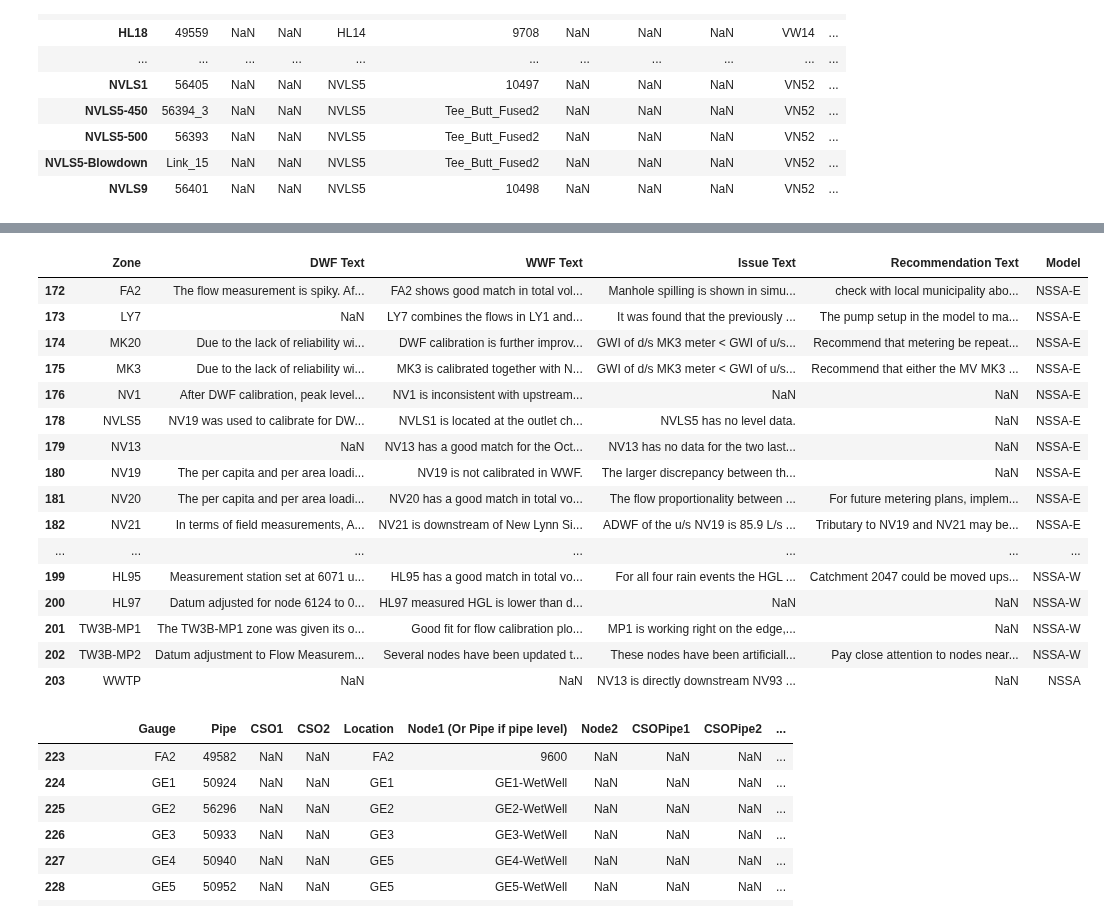
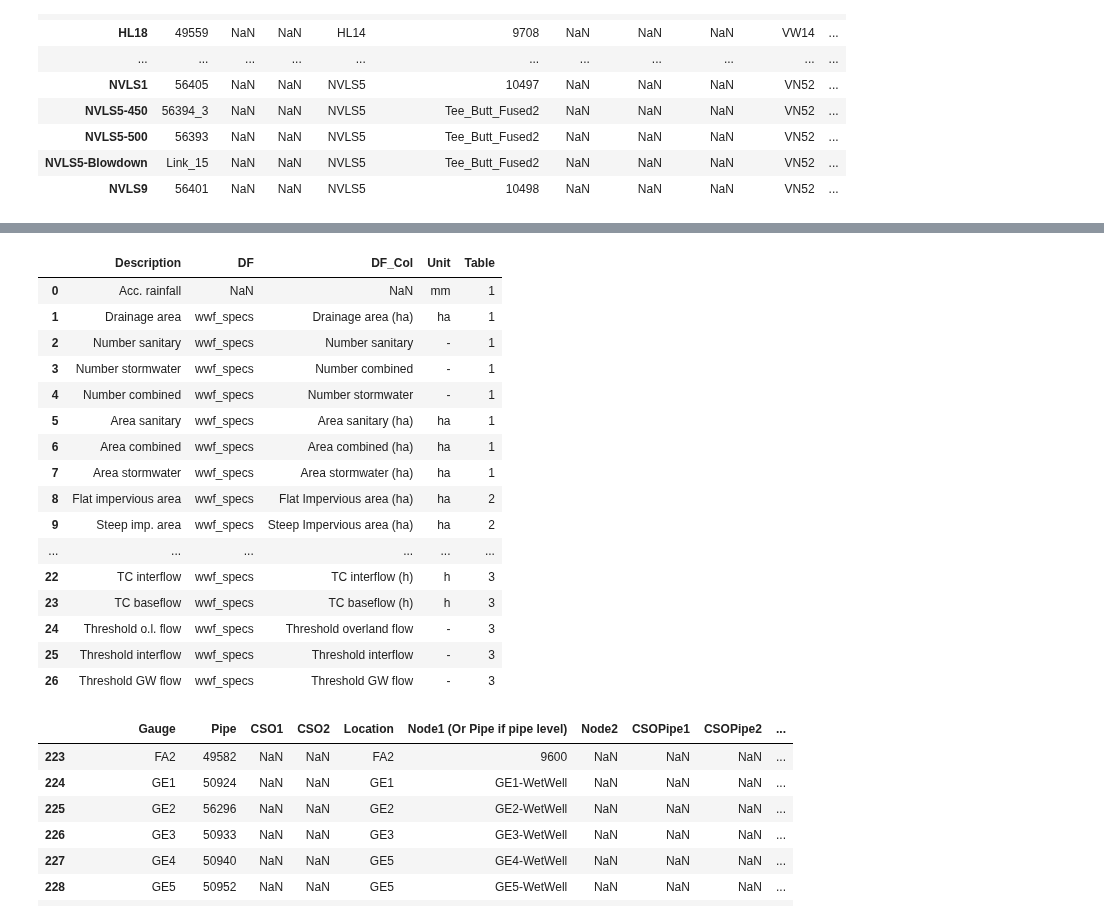
Before and after one commit to henriklocke/Calibration, a Jupyter notebook: Calibration.ipynb, the cells around one changed output, grey strips where cells are left out. Cells and saved outputs as stored; diff of their text form; code cells hidden in the pictures.

```diff
--- a/Calibration.ipynb
+++ b/Calibration.ipynb
@@ -136,36 +145,41 @@ dwf_specs
 # %%
 gauges = pd.read_excel(calibration_sheet,sheet_name="Gauges")
 gauges = gauges.loc[:, :'Level Type']
 gauges = gauges[gauges.Model.str.contains(model_area)]
 gauges.set_index('Gauge',inplace=True)
-
 
 periods = pd.read_excel(calibration_sheet,sheet_name="Periods")
 periods = periods[periods.Model.str.contains(model_area)]
 
 summation_df = pd.read_csv(summation_csv,dtype={'MUID': str,'SUMTO': str})
 
 report_text = pd.read_excel(calibration_sheet,sheet_name="Report_Text")
 report_text = report_text[report_text.Model.notna()]
 report_text = report_text[report_text.Model.str.contains(model_area)]
+
+wwf_specs = pd.read_excel(calibration_sheet,sheet_name="Parameters_WWF")
+wwf_specs.set_index('Location',inplace=True)
+wwf_stats_specs = pd.read_csv('WWF_Stats_Specs.csv')
+
+wwf_stats_specs
 # %% [output]
-|  | Zone | DWF Text | WWF Text | Issue Text | Recommendation Text | Model |
-| 172 | FA2 | The flow measurement is spiky. Af... | FA2 shows good match in total vol... | Manhole spilling is shown in simu... | check with local municipality abo... | NSSA-E |
-| 173 | LY7 | NaN | LY7 combines the flows in LY1 and... | It was found that the previously ... | The pump setup in the model to ma... | NSSA-E |
-| 174 | MK20 | Due to the lack of reliability wi... | DWF calibration is further improv... | GWI of d/s MK3 meter < GWI of u/s... | Recommend that metering be repeat... | NSSA-E |
-| 175 | MK3 | Due to the lack of reliability wi... | MK3 is calibrated together with N... | GWI of d/s MK3 meter < GWI of u/s... | Recommend that either the MV MK3 ... | NSSA-E |
-| 176 | NV1 | After DWF calibration, peak level... | NV1 is inconsistent with upstream... | NaN | NaN | NSSA-E |
-| 178 | NVLS5 | NV19 was used to calibrate for DW... | NVLS1 is located at the outlet ch... | NVLS5 has no level data. | NaN | NSSA-E |
-| 179 | NV13 | NaN | NV13 has a good match for the Oct... | NV13 has no data for the two last... | NaN | NSSA-E |
-| 180 | NV19 | The per capita and per area loadi... | NV19 is not calibrated in WWF. | The larger discrepancy between th... | NaN | NSSA-E |
-| 181 | NV20 | The per capita and per area loadi... | NV20 has a good match in total vo... | The flow proportionality between ... | For future metering plans, implem... | NSSA-E |
-| 182 | NV21 | In terms of field measurements, A... | NV21 is downstream of New Lynn Si... | ADWF of the u/s NV19 is 85.9 L/s ... | Tributary to NV19 and NV21 may be... | NSSA-E |
-| ... | ... | ... | ... | ... | ... | ... |
-| 199 | HL95 | Measurement station set at 6071 u... | HL95 has a good match in total vo... | For all four rain events the HGL ... | Catchment 2047 could be moved ups... | NSSA-W |
-| 200 | HL97 | Datum adjusted for node 6124 to 0... | HL97 measured HGL is lower than d... | NaN | NaN | NSSA-W |
-| 201 | TW3B-MP1 | The TW3B-MP1 zone was given its o... | Good fit for flow calibration plo... | MP1 is working right on the edge,... | NaN | NSSA-W |
-| 202 | TW3B-MP2 | Datum adjustment to Flow Measurem... | Several nodes have been updated t... | These nodes have been artificiall... | Pay close attention to nodes near... | NSSA-W |
-| 203 | WWTP | NaN | NaN | NV13 is directly downstream NV93 ... | NaN | NSSA |
+|  | Description | DF | DF_Col | Unit | Table |
+| 0 | Acc. rainfall | NaN | NaN | mm | 1 |
+| 1 | Drainage area | wwf_specs | Drainage area (ha) | ha | 1 |
+| 2 | Number sanitary | wwf_specs | Number sanitary | - | 1 |
+| 3 | Number stormwater | wwf_specs | Number combined | - | 1 |
+| 4 | Number combined | wwf_specs | Number stormwater | - | 1 |
+| 5 | Area sanitary | wwf_specs | Area sanitary (ha) | ha | 1 |
+| 6 | Area combined | wwf_specs | Area combined (ha) | ha | 1 |
+| 7 | Area stormwater | wwf_specs | Area stormwater (ha) | ha | 1 |
+| 8 | Flat impervious area | wwf_specs | Flat Impervious area (ha) | ha | 2 |
+| 9 | Steep imp. area | wwf_specs | Steep Impervious area (ha) | ha | 2 |
+| ... | ... | ... | ... | ... | ... |
+| 22 | TC interflow | wwf_specs | TC interflow (h) | h | 3 |
+| 23 | TC baseflow | wwf_specs | TC baseflow (h) | h | 3 |
+| 24 | Threshold o.l. flow | wwf_specs | Threshold overland flow | - | 3 |
+| 25 | Threshold interflow | wwf_specs | Threshold interflow | - | 3 |
+| 26 | Threshold GW flow | wwf_specs | Threshold GW flow | - | 3 |
 # %%
 gauges.head(50)
 # %% [output]
```
Also changed, not shown: parts of 21 cells of this notebook.
